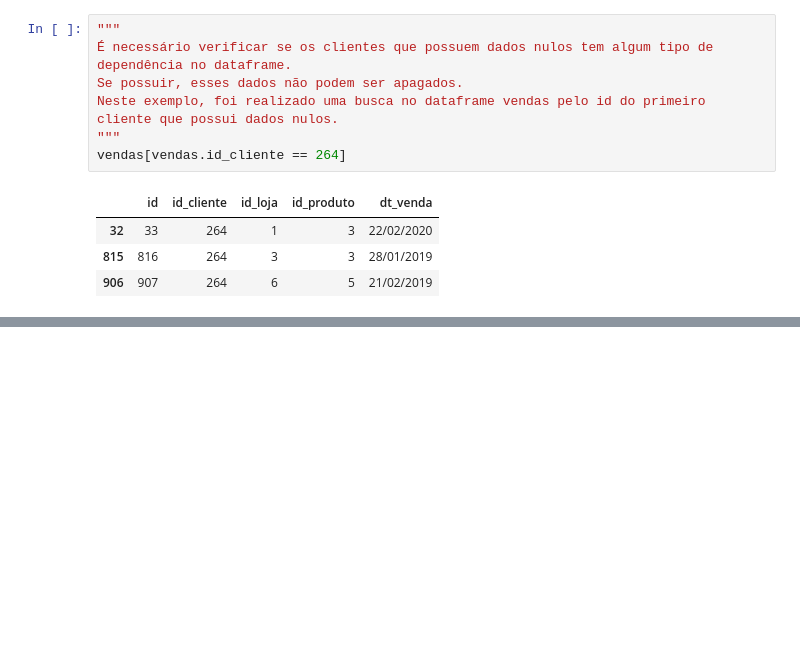
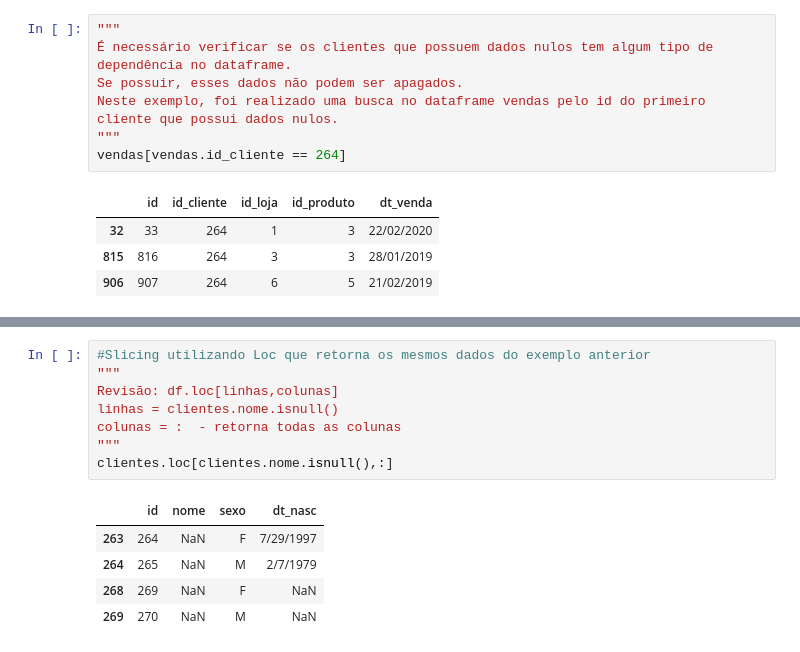
Before and after one commit to jonataspedro01/ProjetosIFRN, a Jupyter notebook: python/aula11e12012023.ipynb, the cells around one changed output, grey strips where cells are left out. Cells and saved outputs as stored; diff of their text form; blank space fills up the shorter version.

```diff
--- a/python/aula11012023.ipynb
+++ b/python/aula11e12012023.ipynb
@@ -189,0 +228,14 @@ vendas[vendas.id_cliente == 264]
+# %%
+#Slicing utilizando Loc que retorna os mesmos dados do exemplo anterior
+"""
+Revisão: df.loc[linhas,colunas]
+linhas = clientes.nome.isnull()
+colunas = :  - retorna todas as colunas
+"""
+clientes.loc[clientes.nome.isnull(),:]
+# %% [output]
+|  | id | nome | sexo | dt_nasc |
+| 263 | 264 | NaN | F | 7/29/1997 |
+| 264 | 265 | NaN | M | 2/7/1979 |
+| 268 | 269 | NaN | F | NaN |
+| 269 | 270 | NaN | M | NaN |
```
Also changed, not shown: parts of 10 cells of this notebook.
